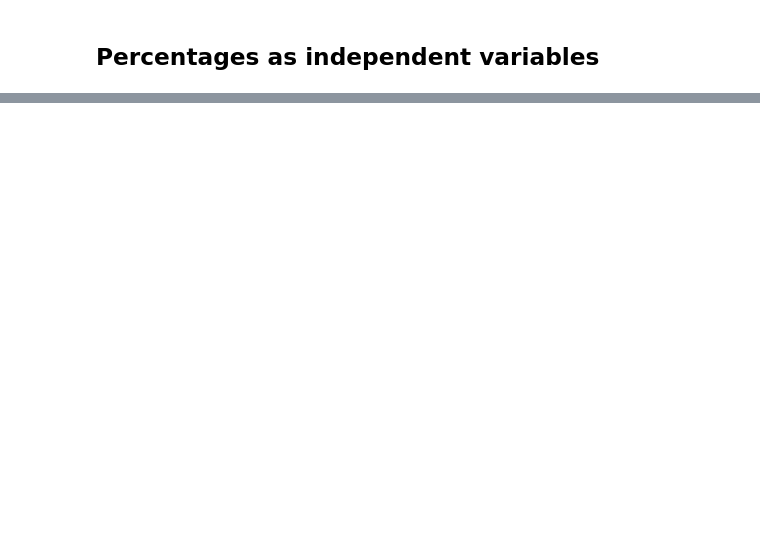
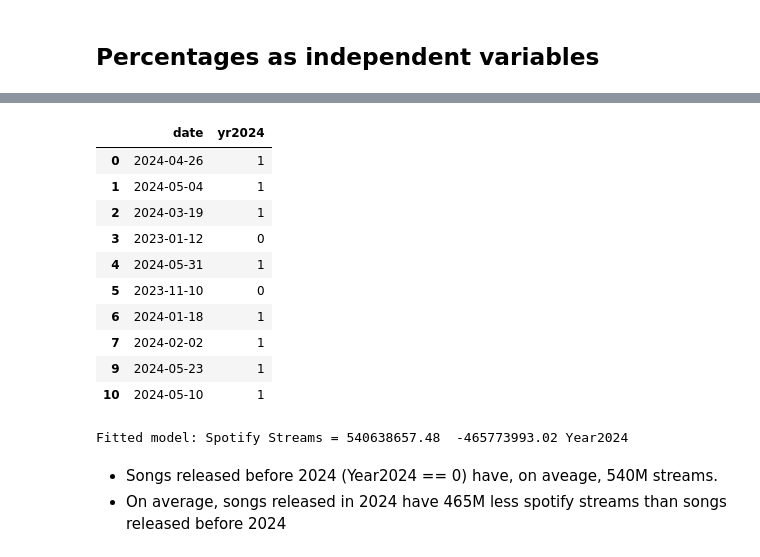
Before and after one commit to djaramilloc/Working-with-Big-Data-VSP-2024, a Jupyter notebook: lectures/L9b-Regression interpretation.ipynb, the cells around one changed output, grey strips where cells are left out. Drawn from its saved outputs; the diff is of its cells as text; code cells hidden in the pictures; blank space fills up the shorter version.

```diff
--- a/lectures/L9b-Regression interpretation.ipynb
+++ b/lectures/L9b-Regression interpretation.ipynb
@@ -101,0 +215,33 @@ Waht is the interpretation of $\beta_1$ now
+# %%
+# Create the dummy variable
+spotifydf['date'] = pd.to_datetime(spotifydf['Release Date'])
+spotifydf['yr2024'] = 1*(spotifydf['date'] >= '2024-01-01')
+spotifydf[['date', 'yr2024']].head(10)
+# %% [output]
+|  | date | yr2024 |
+| 0 | 2024-04-26 | 1 |
+| 1 | 2024-05-04 | 1 |
+| 2 | 2024-03-19 | 1 |
+| 3 | 2023-01-12 | 0 |
+| 4 | 2024-05-31 | 1 |
+| 5 | 2023-11-10 | 0 |
+| 6 | 2024-01-18 | 1 |
+| 7 | 2024-02-02 | 1 |
+| 9 | 2024-05-23 | 1 |
+| 10 | 2024-05-10 | 1 |
+# %%
+Xdummy = spotifydf[['yr2024']].copy()
+
+# Initiate the model
+cat_reg = linear_model.LinearRegression()
+cat_reg.fit(Xdummy, y['Spotify Streams'])
+
+beta0 = cat_reg.intercept_
+beta1 = cat_reg.coef_[0]
+
+print(f"Fitted model: Spotify Streams = {beta0:.2f}  {beta1:.2f} Year2024")
+# %% [output]
+Fitted model: Spotify Streams = 540638657.48  -465773993.02 Year2024
+# %% [markdown]
+- Songs released before 2024 (Year2024 == 0) have, on aveage, 540M streams.
+- On average, songs released in 2024 have 465M less spotify streams than songs released before 2024
```
Also changed, not shown: parts of 27 cells of this notebook.
